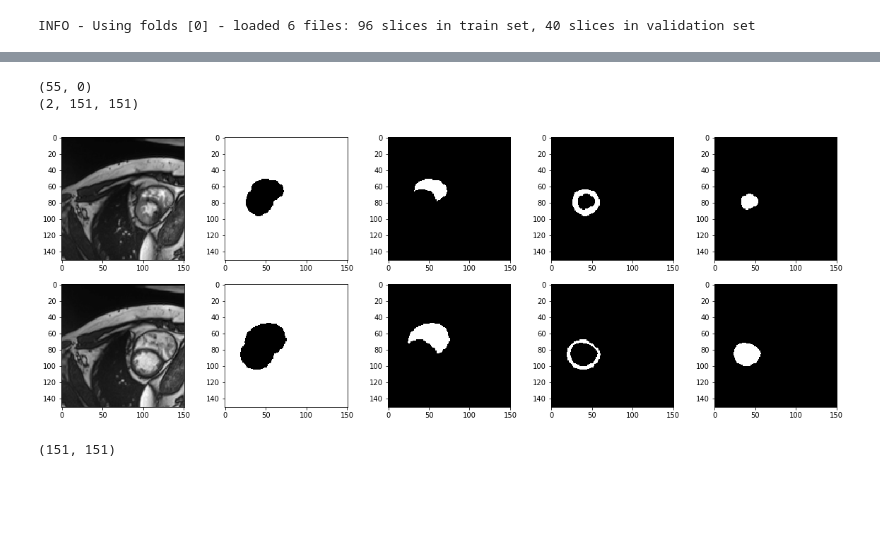
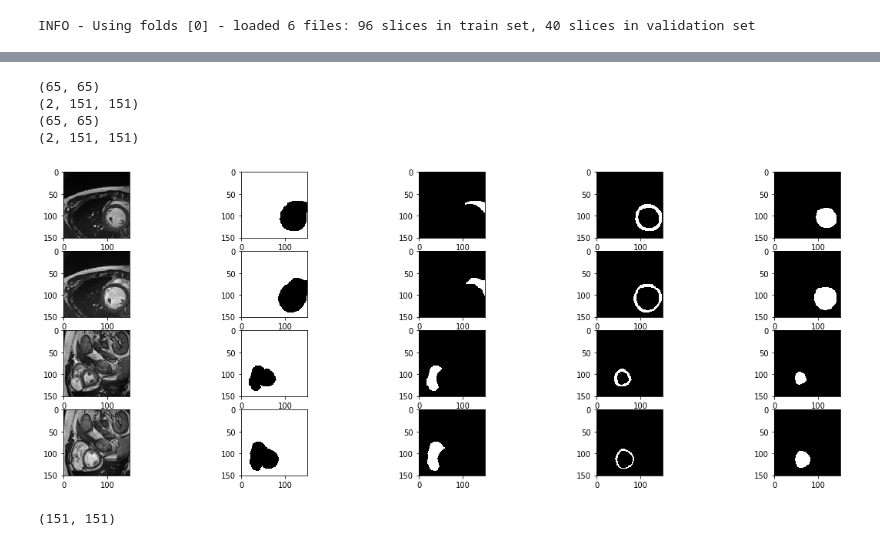
Before and after one commit to toologicbv/dcnn_acdc, a Jupyter notebook: notebooks/eval_experiment.ipynb, the cells around one changed output, grey strips where cells are left out. Cells and saved outputs as stored; diff of their text form; code cells hidden in the pictures; blank space fills up the shorter version.

```diff
--- a/notebooks/eval_experiment.ipynb
+++ b/notebooks/eval_experiment.ipynb
@@ -56,7 +56,7 @@ dataset = ACDC2017DataSet(exper_hdl.exper.config, search_mask=config.dflt_image_
 # %% [output]
 INFO - Using folds [0] - loaded 6 files: 96 slices in train set, 40 slices in validation set
 # %%
-new_batch = TwoDimBatchHandler(exper_hdl.exper, batch_size=1)
+new_batch = TwoDimBatchHandler(exper_hdl.exper, batch_size=2)
 new_batch.generate_batch_2d(dataset.train_images, dataset.train_labels)
 # %%
 new_batch.save_batch_img_to_files()
@@ -81,9 +67,11 @@ Successfully saved image to /home/jorg/repository/dcnn_acdc/data/Folds/b01_lbl_p
 # %%
-new_batch.visualize_batch(width=20, height=30)
+new_batch.visualize_batch(width=20, height=30, num_of_images=2)
 # %% [output]
-(55, 0)
+(65, 65)
 (2, 151, 151)
+(65, 65)
+(2, 151, 151)
-[figure, old version]
+[figure, new version]
 # %%
 from in_out.read_save_images import load_mhd_to_numpy
 
```
Also changed, not shown: parts of 1 cell of this notebook, 7 other files.
